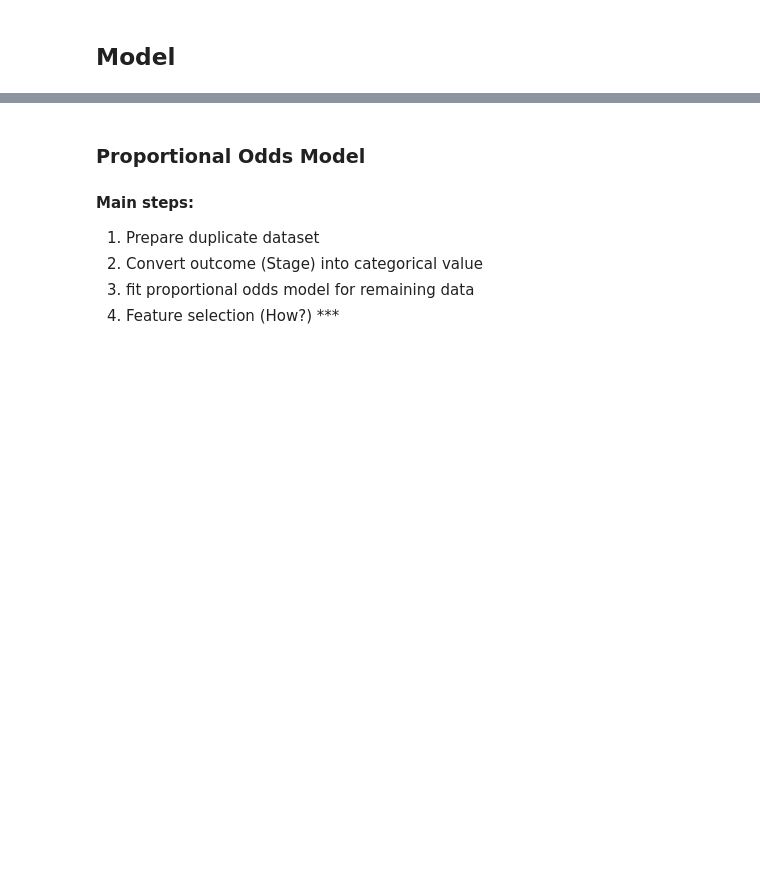
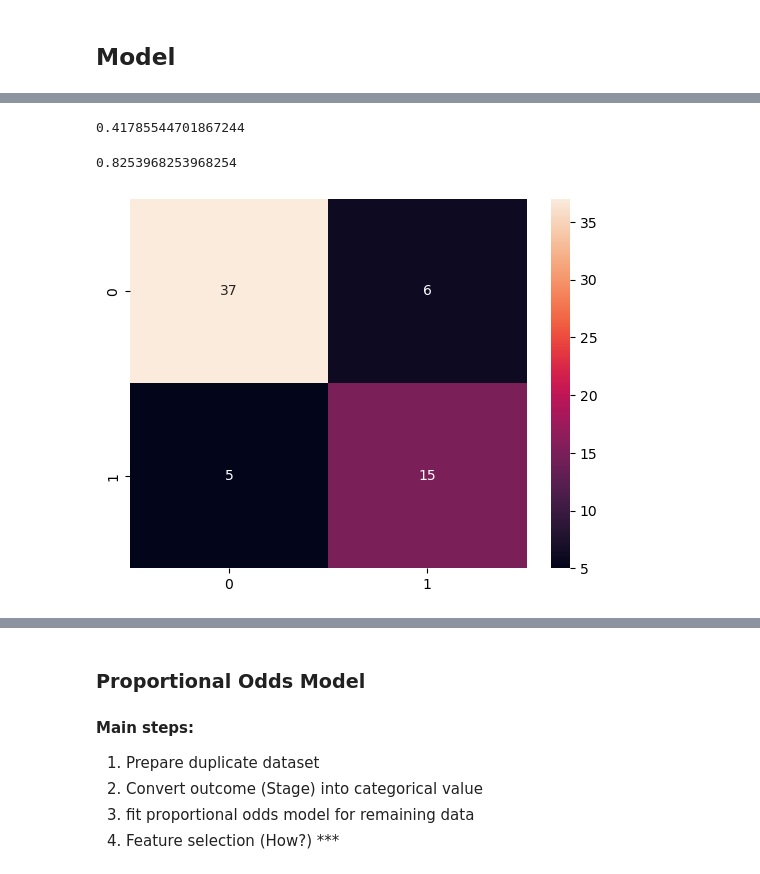
Before and after one commit to YixuanJiao04/Breast-Cancer-Classification, a Jupyter notebook: Liver-Cirhosis-Prediction.ipynb, the cells around one changed output, grey strips where cells are left out. Cells and saved outputs as stored; diff of their text form; code cells hidden in the pictures; blank space fills up the shorter version.

Commit message:
Update EDA, model fitting

```diff
--- a/Liver-Cirhosis-Prediction.ipynb
+++ b/Liver-Cirhosis-Prediction.ipynb
@@ -109,4 +139,15 @@ cir_df = cir_df.drop(columns = ['Status','N_Days'])
+# %%
+features["Edema_Y"] = features["Edema_Y"].astype('int')
+features["Edema_S"] = features["Edema_S"].astype('int')
+features["Edema_N"] = features["Edema_N"].astype('int')
+# %%
+target = np.where(target == 3,1,0)
 # %%
- #X_train, X_test, y_train, y_test = train_test_split(X, y, test_size=0.2, random_state=1)
-
- #X_train, X_val, y_train, y_val = train_test_split(X_train, y_train, test_size=0.25, random_state=1) # 0.25 x 0.8 = 0.2
+#60,20,20 train,val,test,split
+from sklearn.model_selection import train_test_split
+X_xgb_train, X_xgb_test, y_xgb_train, y_xgb_test = train_test_split(features, target, test_size=0.2, random_state=1)
+X_xgb_train, X_xgb_val, y_xgb_train, y_xgb_val = train_test_split(X_xgb_train, y_xgb_train, test_size=0.25, random_state=1)
+# %%
+import xgboost as xgb
+model = xgb.XGBClassifier(n_estimators=100, max_depth=10, eta=0.05)
+model.fit(X_xgb_train, y_xgb_train)
@@ -112,0 +166,18 @@ cir_df = cir_df.drop(columns = ['Status','N_Days'])
+# %%
+from sklearn.metrics import mean_squared_error
+rmse = np.sqrt(mean_squared_error(y_xgb_val, model.predict(X_xgb_val)))
+rmse
+# %% [output]
+0.41785544701867244
+# %%
+from sklearn.metrics import accuracy_score
+accuracy_score(model.predict(X_xgb_val),y_xgb_val)
+# %% [output]
+0.8253968253968254
+# %%
+from sklearn.metrics import confusion_matrix, classification_report
+cm = confusion_matrix(model.predict(X_xgb_val),y_xgb_val)
+sns.heatmap(cm, annot=True)
+plt.show()
+# %% [output]
+[figure, added]
```
Also changed, not shown: parts of 30 cells of this notebook.
